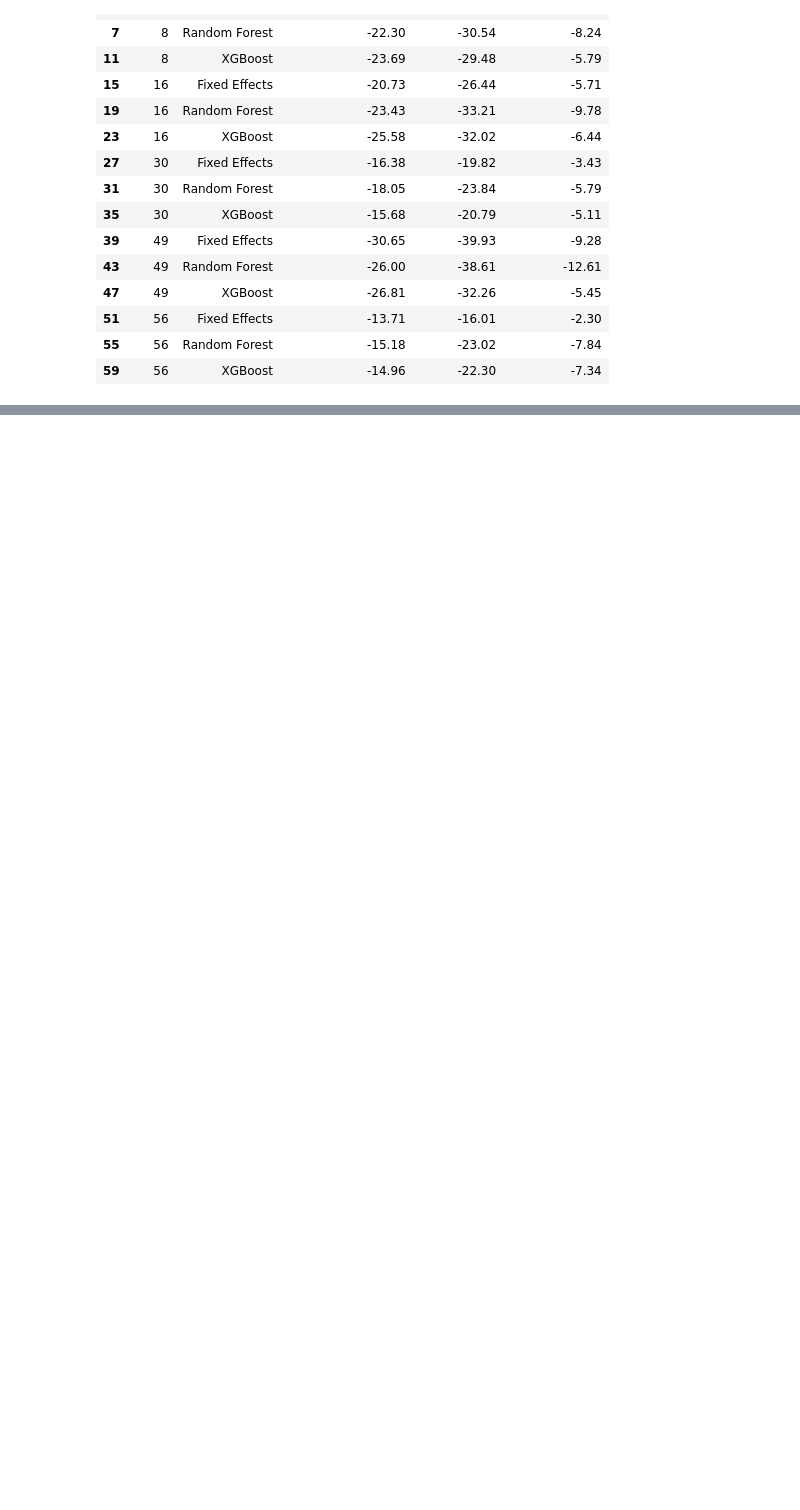
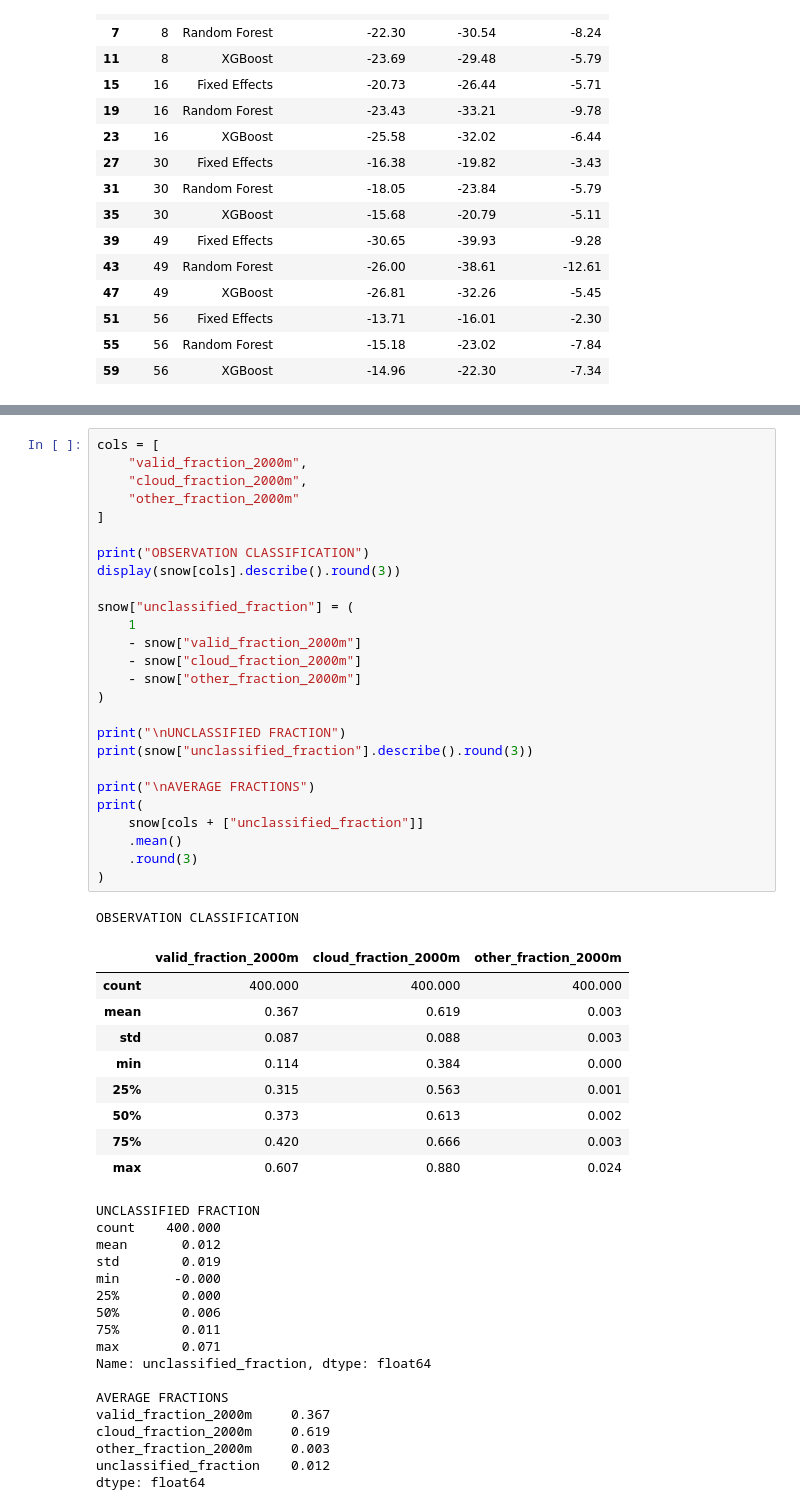
Before and after one commit to evasbenson/snow-ml-thesis, a Jupyter notebook: code/snow_model.ipynb, the cells around one changed output, grey strips where cells are left out. Cells and saved outputs as stored; diff of their text form; blank space fills up the shorter version.

```diff
--- a/code/snow_model.ipynb
+++ b/code/snow_model.ipynb
@@ -15594,0 +20308,54 @@ display(
+# %%
+cols = [
+    "valid_fraction_2000m",
+    "cloud_fraction_2000m",
+    "other_fraction_2000m"
+]
+
+print("OBSERVATION CLASSIFICATION")
+display(snow[cols].describe().round(3))
+
+snow["unclassified_fraction"] = (
+    1
+    - snow["valid_fraction_2000m"]
+    - snow["cloud_fraction_2000m"]
+    - snow["other_fraction_2000m"]
+)
+
+print("\nUNCLASSIFIED FRACTION")
+print(snow["unclassified_fraction"].describe().round(3))
+
+print("\nAVERAGE FRACTIONS")
+print(
+    snow[cols + ["unclassified_fraction"]]
+    .mean()
+    .round(3)
+)
+# %% [output]
+OBSERVATION CLASSIFICATION
+|  | valid_fraction_2000m | cloud_fraction_2000m | other_fraction_2000m |
+| count | 400.000 | 400.000 | 400.000 |
+| mean | 0.367 | 0.619 | 0.003 |
+| std | 0.087 | 0.088 | 0.003 |
+| min | 0.114 | 0.384 | 0.000 |
+| 25% | 0.315 | 0.563 | 0.001 |
+| 50% | 0.373 | 0.613 | 0.002 |
+| 75% | 0.420 | 0.666 | 0.003 |
+| max | 0.607 | 0.880 | 0.024 |
+UNCLASSIFIED FRACTION
+count    400.000
+mean       0.012
+std        0.019
+min       -0.000
+25%        0.000
+50%        0.006
+75%        0.011
+max        0.071
+Name: unclassified_fraction, dtype: float64
+
+AVERAGE FRACTIONS
+valid_fraction_2000m     0.367
+cloud_fraction_2000m     0.619
+other_fraction_2000m     0.003
+unclassified_fraction    0.012
+dtype: float64
```
Also changed, not shown: parts of 39 cells of this notebook, 57 other files.
